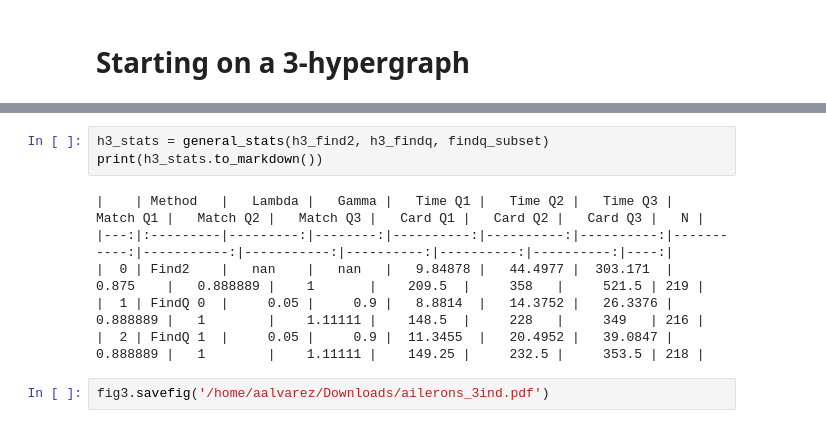
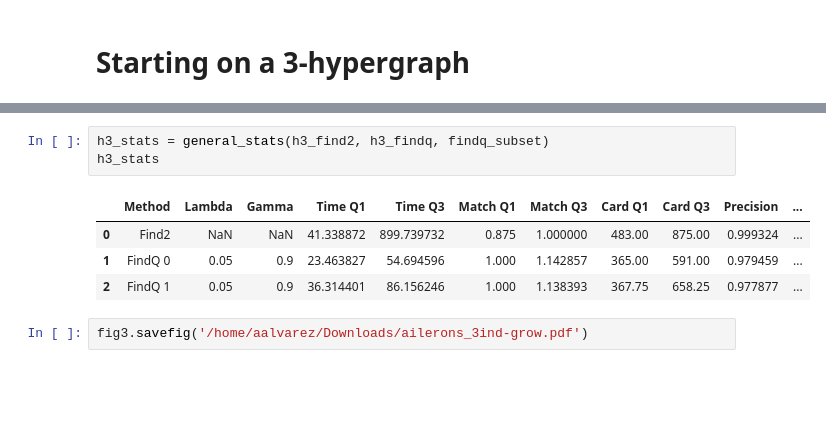
Before and after one commit to ayllon/MatchBox, a Jupyter notebook: notebooks/results-keel-aileron-growth.ipynb, the cells around one changed output, grey strips where cells are left out. Saved outputs shown, nothing was run; the diff lists cells and outputs as text; blank space fills up the shorter version.

```diff
--- a/notebooks/results-keel-aileron-growth.ipynb
+++ b/notebooks/results-keel-aileron-growth.ipynb
@@ -41,11 +40,10 @@ fig3 = plot.plot_comparison(h3_find2, h3_findq, findq_subset)
 # %%
 h3_stats = general_stats(h3_find2, h3_findq, findq_subset)
-print(h3_stats.to_markdown())
+h3_stats
 # %% [output]
-|    | Method   |   Lambda |   Gamma |   Time Q1 |   Time Q2 |   Time Q3 |   Match Q1 |   Match Q2 |   Match Q3 |   Card Q1 |   Card Q2 |   Card Q3 |   N |
-|---:|:---------|---------:|--------:|----------:|----------:|----------:|-----------:|-----------:|-----------:|----------:|----------:|----------:|----:|
-|  0 | Find2    |   nan    |   nan   |   9.84878 |   44.4977 |  303.171  |   0.875    |   0.888889 |    1       |    209.5  |     358   |     521.5 | 219 |
-|  1 | FindQ 0  |     0.05 |     0.9 |   8.8814  |   14.3752 |   26.3376 |   0.888889 |   1        |    1.11111 |    148.5  |     228   |     349   | 216 |
-|  2 | FindQ 1  |     0.05 |     0.9 |  11.3455  |   20.4952 |   39.0847 |   0.888889 |   1        |    1.11111 |    149.25 |     232.5 |     353.5 | 218 |
+|  | Method | Lambda | Gamma | Time Q1 | Time Q3 | Match Q1 | Match Q3 | Card Q1 | Card Q3 | Precision | ... |
+| 0 | Find2 | NaN | NaN | 41.338872 | 899.739732 | 0.875 | 1.000000 | 483.00 | 875.00 | 0.999324 | ... |
+| 1 | FindQ 0 | 0.05 | 0.9 | 23.463827 | 54.694596 | 1.000 | 1.142857 | 365.00 | 591.00 | 0.979459 | ... |
+| 2 | FindQ 1 | 0.05 | 0.9 | 36.314401 | 86.156246 | 1.000 | 1.138393 | 367.75 | 658.25 | 0.977877 | ... |
 # %%
-fig3.savefig('/home/aalvarez/Downloads/ailerons_3ind.pdf')
+fig3.savefig('/home/aalvarez/Downloads/ailerons_3ind-grow.pdf')
```
Also changed, not shown: parts of 3 cells of this notebook, 6 other files.
